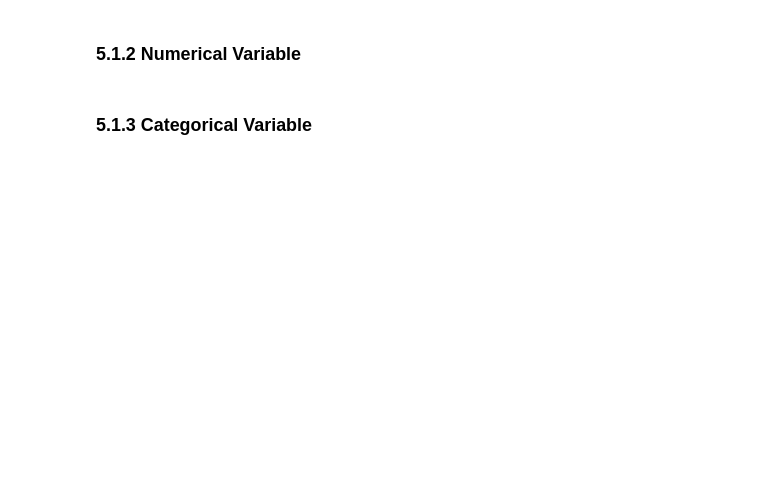
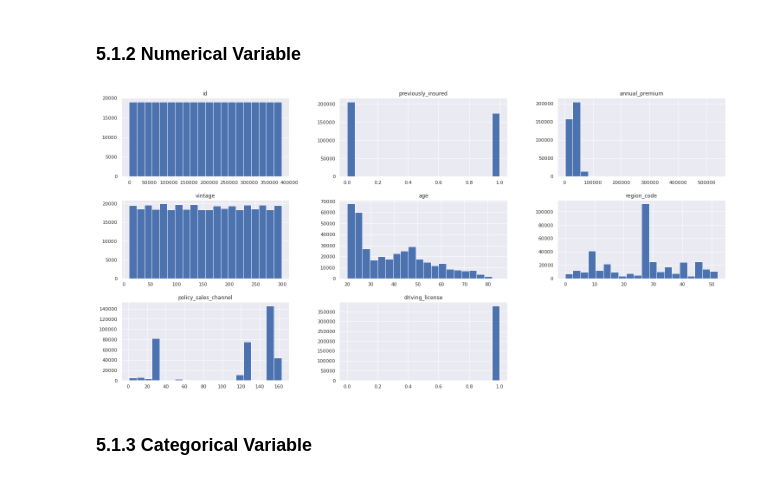
Before and after one commit to rafael-asousa/Cross-Sell-Prediction, a Jupyter notebook: notebook/cross-sell-predictions.ipynb, the cells around one changed output. Cells and saved outputs as stored; diff of their text form; code cells hidden in the pictures; blank space fills up the shorter version.

```diff
--- a/notebook/cross-sell-predictions.ipynb
+++ b/notebook/cross-sell-predictions.ipynb
@@ -234,4 +262,10 @@ sla sla sla
 # %% [markdown]
 ### 5.1.2 Numerical Variable
+# %%
+num_attributes = df5.select_dtypes(include=['float64', 'int64']).drop(columns='response')
+
+num_attributes.hist(bins=20);
+# %% [output]
+[figure, added]
 # %% [markdown]
 ### 5.1.3 Categorical Variable
```
Also changed, not shown: parts of 12 cells of this notebook.
